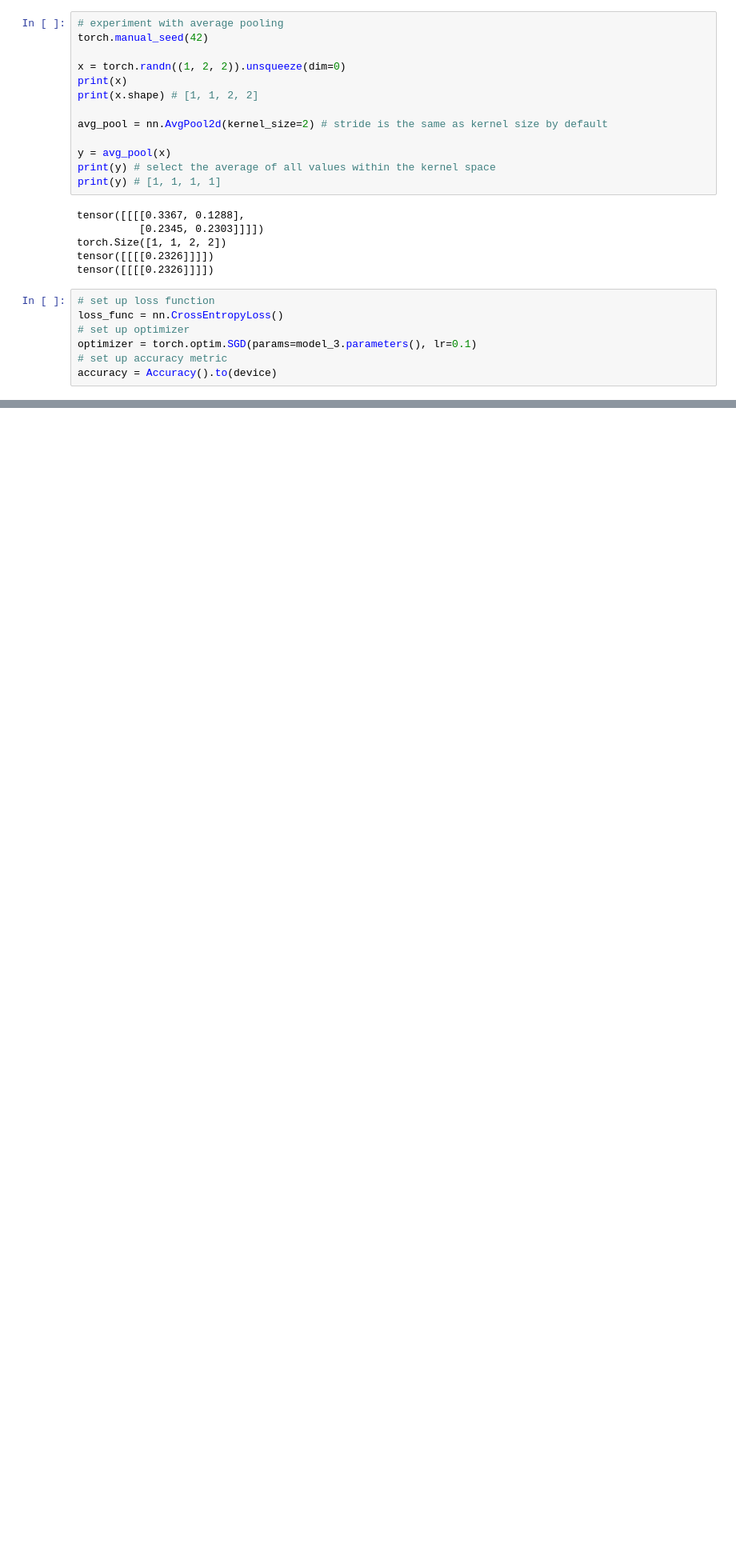
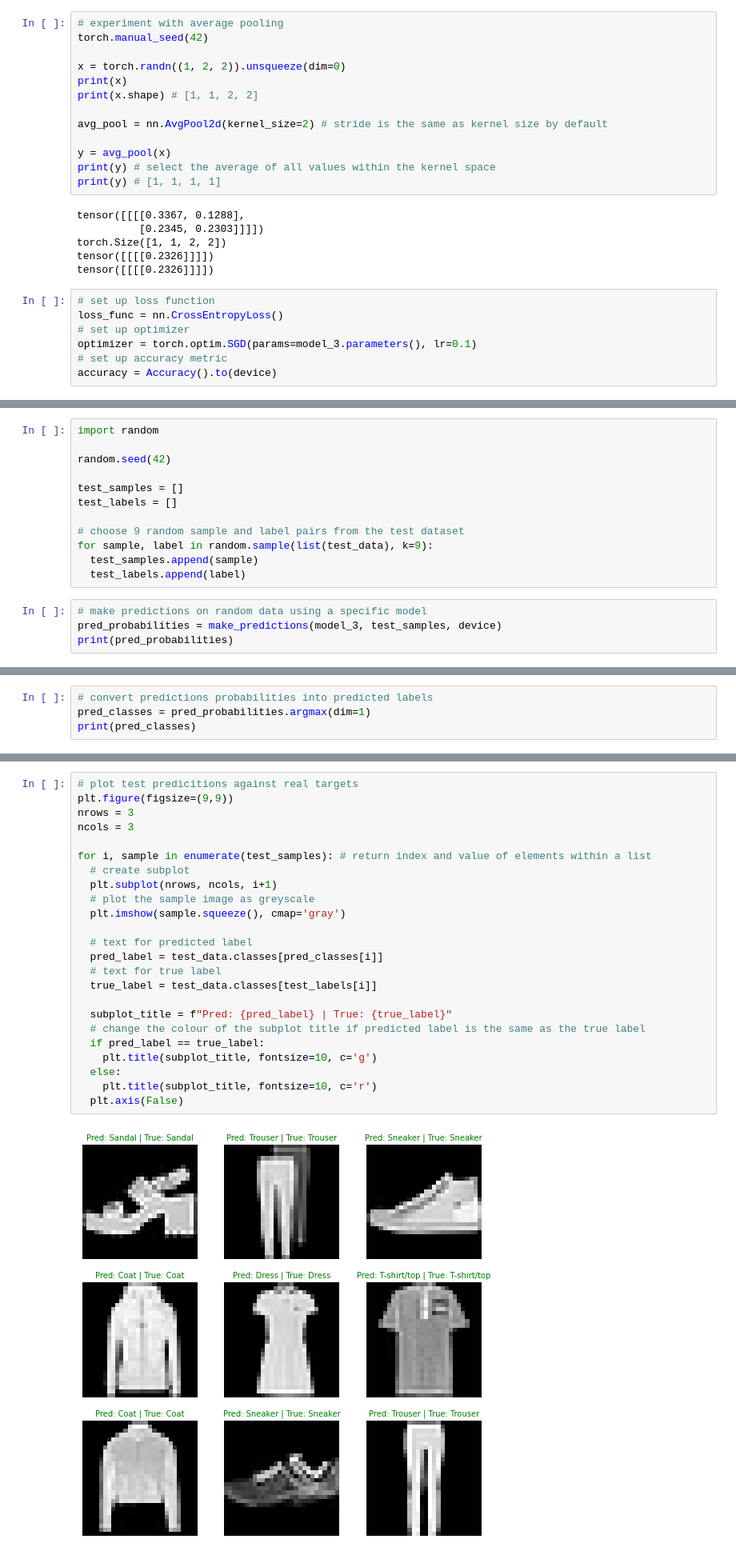
Before and after one commit to torrhen/pytorch_miscellaneous, a Jupyter notebook: 03_pytorch_computer_vision.ipynb, the cells around one changed output, grey strips where cells are left out. Shown at 80% size. Saved outputs shown, nothing was run; the diff lists cells and outputs as text; blank space fills up the shorter version.

```diff
--- a/03_pytorch_computer_vision.ipynb
+++ b/03_pytorch_computer_vision.ipynb
@@ -465,0 +495,16 @@ print(results)
+# %%
+import random
+
+random.seed(42)
+
+test_samples = []
+test_labels = []
+
+# choose 9 random sample and label pairs from the test dataset
+for sample, label in random.sample(list(test_data), k=9):
+  test_samples.append(sample)
+  test_labels.append(label)
+# %%
+# make predictions on random data using a specific model
+pred_probabilities = make_predictions(model_3, test_samples, device)
+print(pred_probabilities)
@@ -465,0 +530,4 @@ print(results)
+# %%
+# convert predictions probabilities into predicted labels
+pred_classes = pred_probabilities.argmax(dim=1)
+print(pred_classes)
@@ -465,0 +541,26 @@ print(results)
+# %%
+# plot test predicitions against real targets
+plt.figure(figsize=(9,9))
+nrows = 3
+ncols = 3
+
+for i, sample in enumerate(test_samples): # return index and value of elements within a list
+  # create subplot
+  plt.subplot(nrows, ncols, i+1)
+  # plot the sample image as greyscale
+  plt.imshow(sample.squeeze(), cmap='gray')
+
+  # text for predicted label
+  pred_label = test_data.classes[pred_classes[i]]
+  # text for true label
+  true_label = test_data.classes[test_labels[i]]
+
+  subplot_title = f"Pred: {pred_label} | True: {true_label}"
+  # change the colour of the subplot title if predicted label is the same as the true label
+  if pred_label == true_label:
+    plt.title(subplot_title, fontsize=10, c='g')
+  else:
+    plt.title(subplot_title, fontsize=10, c='r')
+  plt.axis(False)
+# %% [output]
+[figure, added]
```
Also changed, not shown: parts of 21 cells of this notebook.
